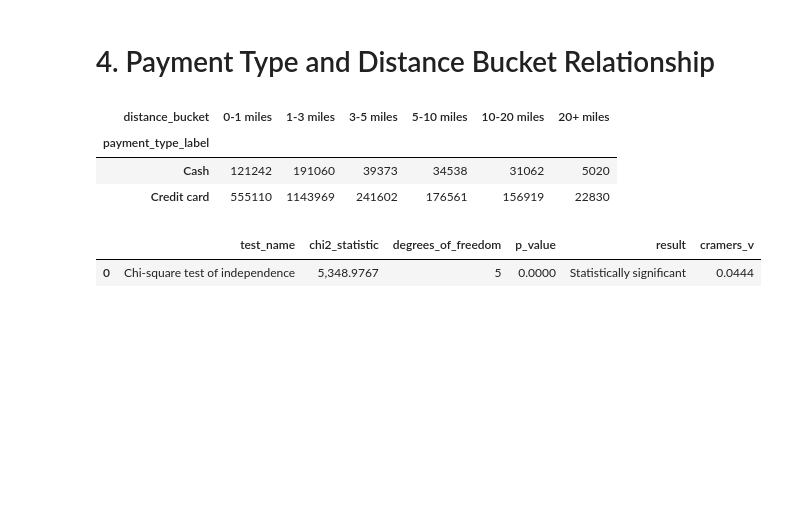
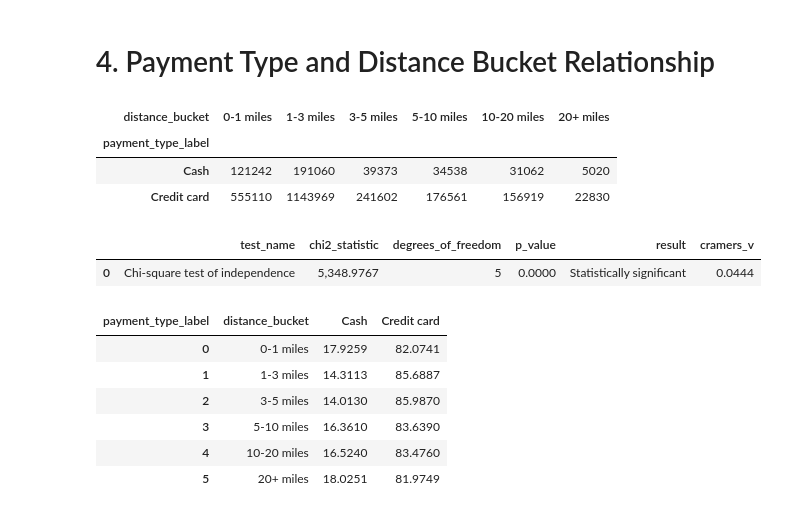
Before and after one commit to angelonels/NYCTaxiTripAnalytics, a Jupyter notebook: notebooks/04_statistical_analysis.ipynb, the cells around one changed output. Drawn from its saved outputs; the diff is of its cells as text; code cells hidden in the pictures; blank space fills up the shorter version.

```diff
--- a/notebooks/04_statistical_analysis.ipynb
+++ b/notebooks/04_statistical_analysis.ipynb
@@ -488,3 +488,21 @@ payment_distance_test_results
 # %% [output]
 |  | test_name | chi2_statistic | degrees_of_freedom | p_value | result | cramers_v |
 | 0 | Chi-square test of independence | 5,348.9767 | 5 | 0.0000 | Statistically significant | 0.0444 |
+# %%
+payment_distance_distribution = pd.crosstab(
+    payment_distance_dataset["distance_bucket"],
+    payment_distance_dataset["payment_type_label"],
+    normalize="index"
+) * 100
+
+payment_distance_distribution = payment_distance_distribution.reset_index()
+
+payment_distance_distribution
+# %% [output]
+| payment_type_label | distance_bucket | Cash | Credit card |
+| 0 | 0-1 miles | 17.9259 | 82.0741 |
+| 1 | 1-3 miles | 14.3113 | 85.6887 |
+| 2 | 3-5 miles | 14.0130 | 85.9870 |
+| 3 | 5-10 miles | 16.3610 | 83.6390 |
+| 4 | 10-20 miles | 16.5240 | 83.4760 |
+| 5 | 20+ miles | 18.0251 | 81.9749 |
```
